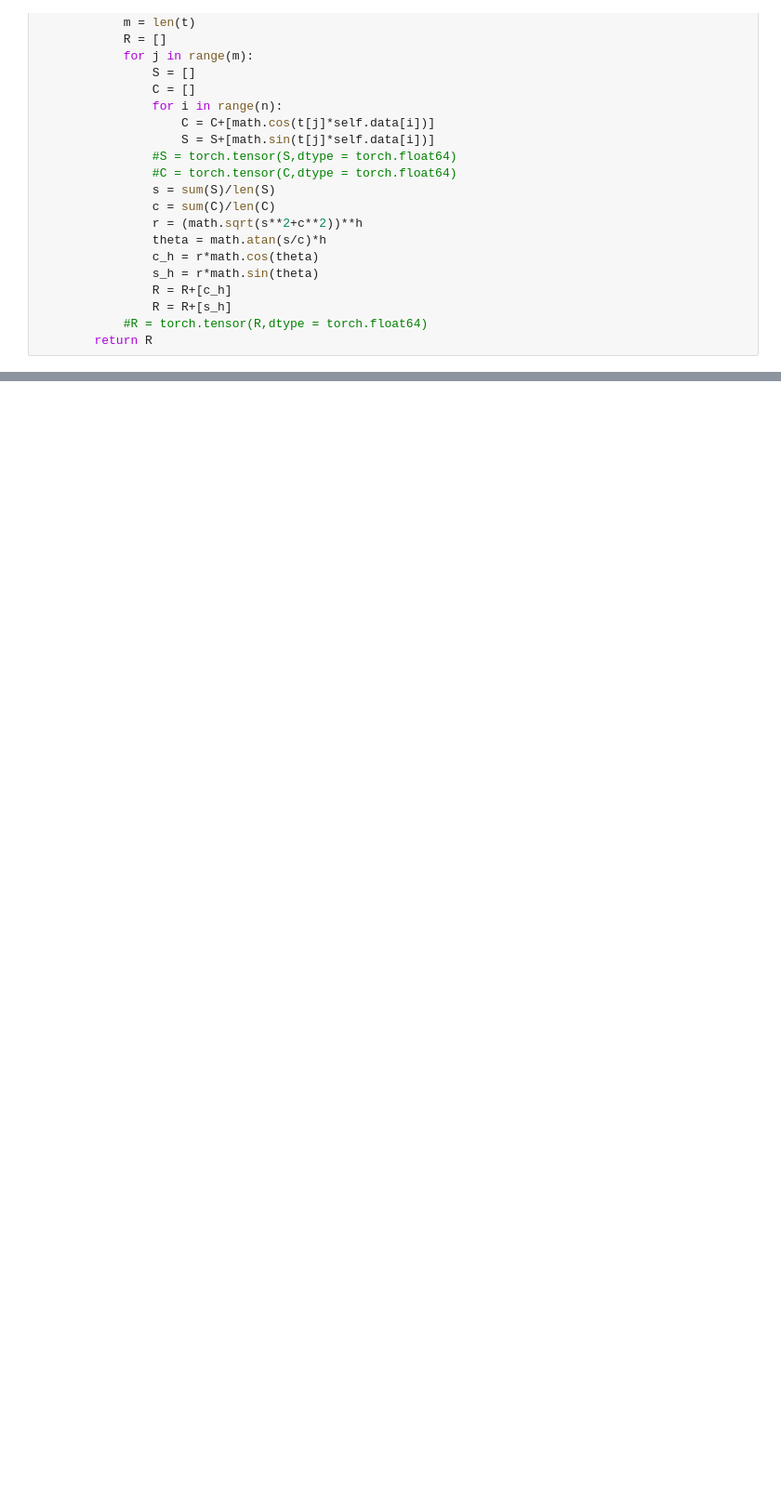
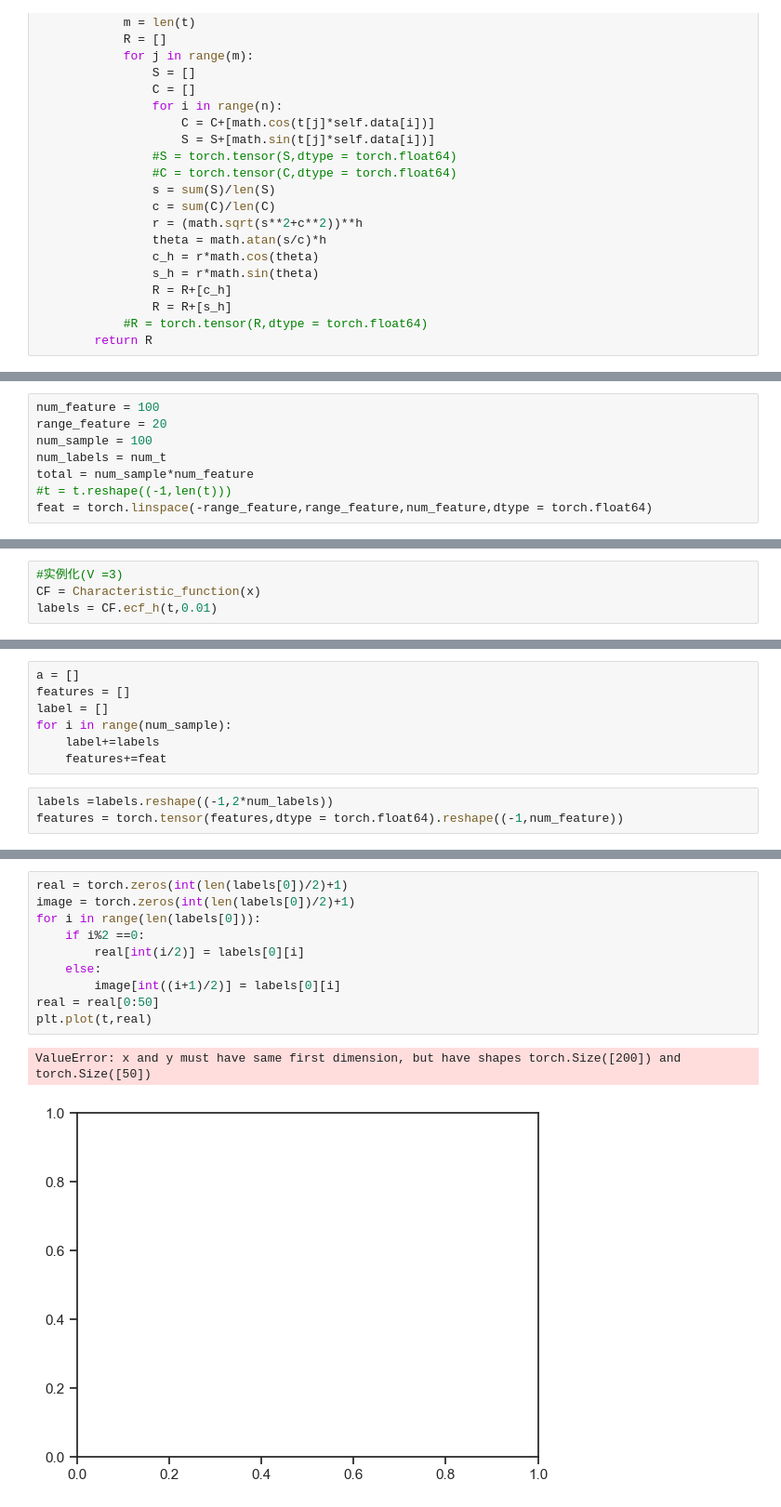
Before and after one commit to LeeShuaiyu/Test, a Jupyter notebook: Version_11.28.ipynb, the cells around one changed output, grey strips where cells are left out. Shown at 93% size. Cells and saved outputs as stored; diff of their text form; blank space fills up the shorter version.

```diff
--- a/Version_11.28.ipynb
+++ b/Version_11.28.ipynb
@@ -218,0 +293,8 @@ len([])
+# %%
+num_feature = 100
+range_feature = 20
+num_sample = 100
+num_labels = num_t
+total = num_sample*num_feature
+#t = t.reshape((-1,len(t)))
+feat = torch.linspace(-range_feature,range_feature,num_feature,dtype = torch.float64)
@@ -218,0 +305,4 @@ len([])
+# %%
+#实例化(V =3)
+CF = Characteristic_function(x)
+labels = CF.ecf_h(t,0.01)
@@ -218,0 +311,10 @@ len([])
+# %%
+a = []
+features = []
+label = []
+for i in range(num_sample):
+    label+=labels
+    features+=feat
+# %%
+labels =labels.reshape((-1,2*num_labels))
+features = torch.tensor(features,dtype = torch.float64).reshape((-1,num_feature))
@@ -218,0 +470,13 @@ len([])
+# %%
+real = torch.zeros(int(len(labels[0])/2)+1)
+image = torch.zeros(int(len(labels[0])/2)+1)
+for i in range(len(labels[0])):
+    if i%2 ==0:
+        real[int(i/2)] = labels[0][i]
+    else:
+        image[int((i+1)/2)] = labels[0][i]
+real = real[0:50]
+plt.plot(t,real)
+# %% [output]
+ValueError: x and y must have same first dimension, but have shapes torch.Size([200]) and torch.Size([50])
+[figure, added]
```
Also changed, not shown: parts of 27 cells of this notebook.
